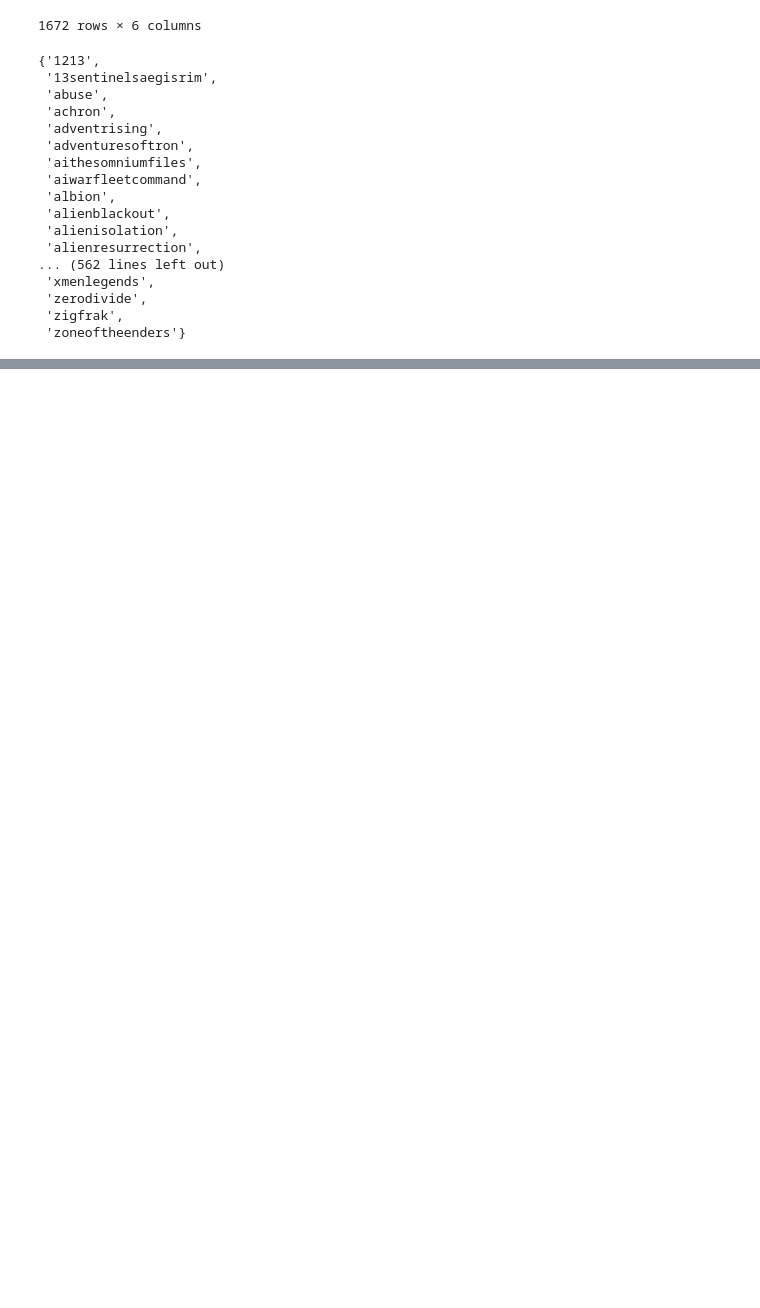
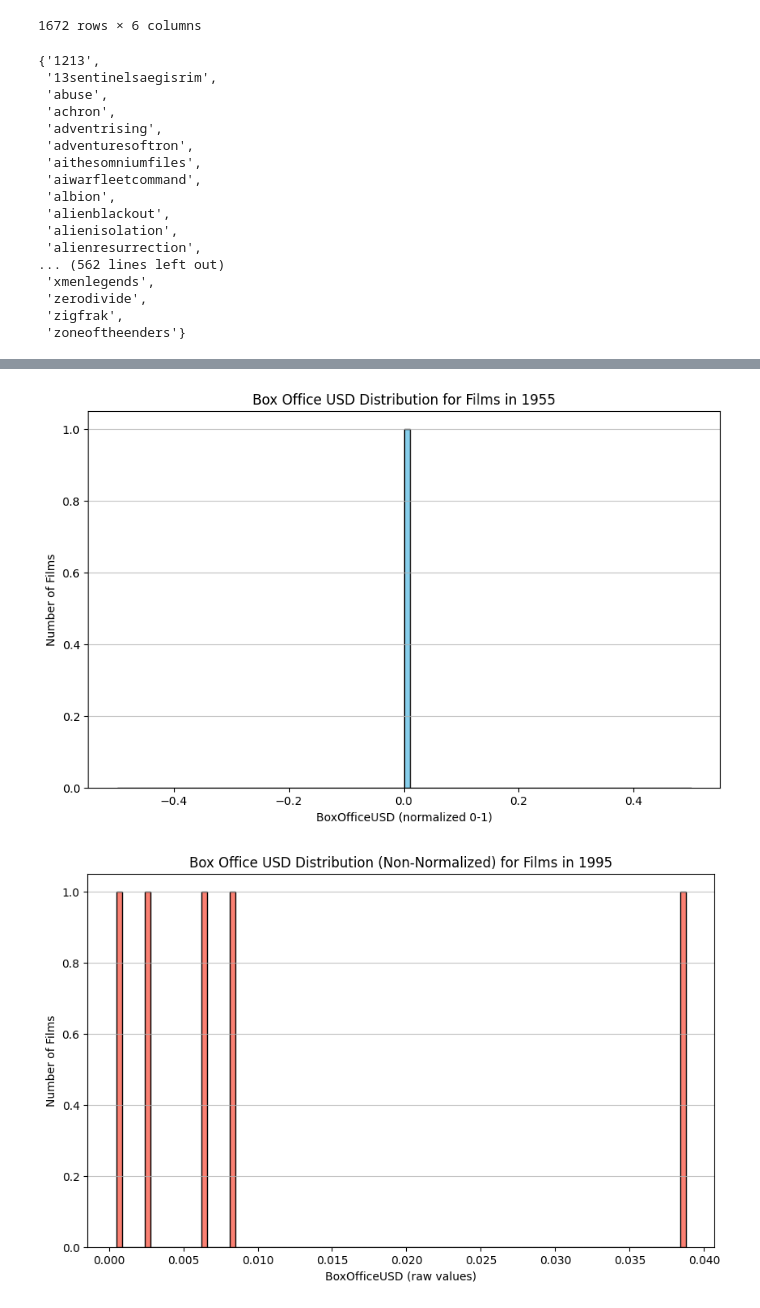
Before and after one commit to MichaelCai0301/scifitropes-dataset, a Jupyter notebook: altered_data/playground.ipynb, the cells around one changed output, grey strips where cells are left out. Drawn from its saved outputs; the diff is of its cells as text; code cells hidden in the pictures; blank space fills up the shorter version.

```diff
--- a/altered_data/playground.ipynb
+++ b/altered_data/playground.ipynb
@@ -337,0 +394,21 @@ Loaded all_scifi_genres with shape: (262, 6)
+# %%
+import pandas as pd
+
+# Read the cleaned and popularity film CSVs
+films_cleaned = pd.read_csv("scififilmdb_cleaned.csv")
+films_popularity = pd.read_csv("films_with_box_office.csv")
+
+# Select only the columns needed for merging
+cols_to_merge = ["title_clean", "BoxOfficeUSD"]
+films_popularity_subset = films_popularity[cols_to_merge]
+
+# Merge on 'title_clean'
+films_merged = pd.merge(
+    films_cleaned,
+    films_popularity_subset,
+    on="title_clean",
+    how="left"
+)
+
+# Optionally, display the head of the merged DataFrame
+films_merged.head()
@@ -337,0 +517,6 @@ Loaded all_scifi_genres with shape: (262, 6)
+# %%
+plot_boxoffice_distribution(1955)
+plot_boxoffice_distribution_non_normalized(1995)
+# %% [output]
+[figure, added]
+[figure, added]
```
Also changed, not shown: parts of 14 cells of this notebook, 5 other files.
